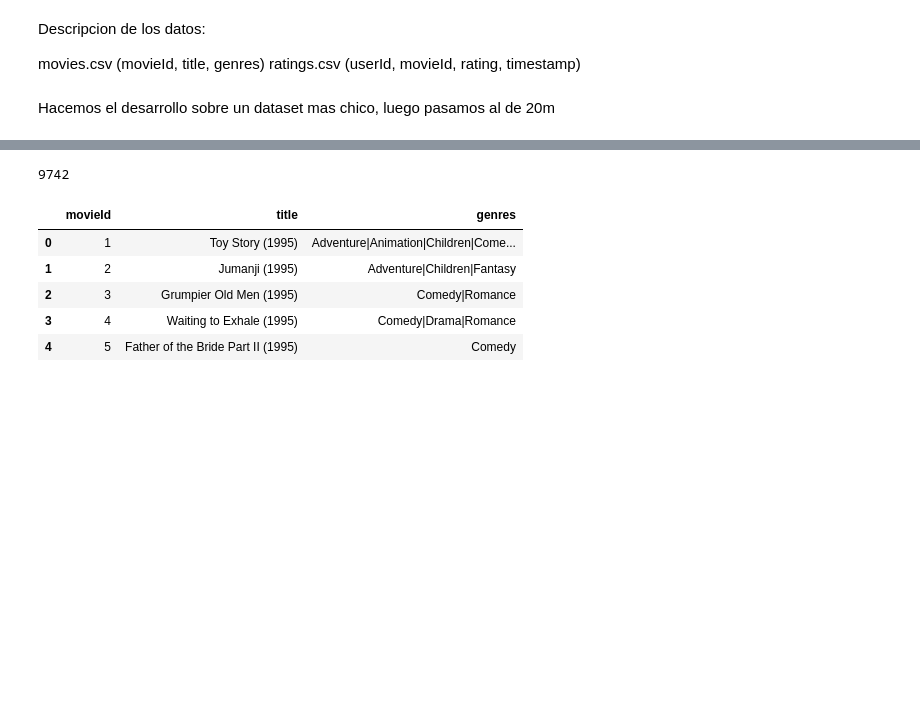
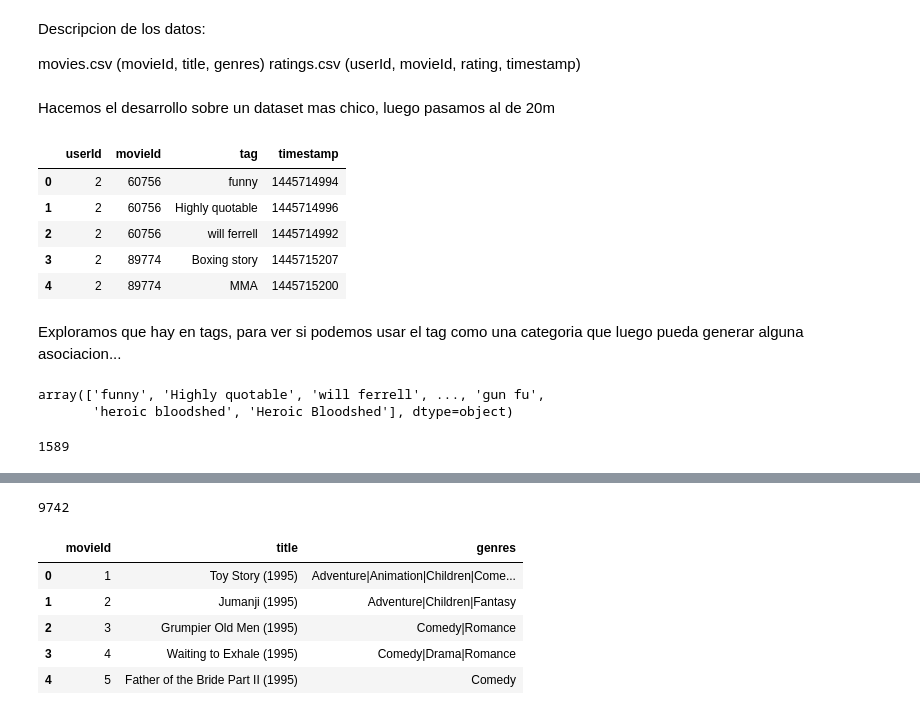
Before and after one commit to Mzibecchi/diplodatos2019, a Jupyter notebook: No Supervisado/movielens_mzibecchi.ipynb, the cells around one changed output, grey strips where cells are left out. Saved outputs shown, nothing was run; the diff lists cells and outputs as text; code cells hidden in the pictures; blank space fills up the shorter version.

```diff
--- a/No Supervisado/movielens_mzibecchi.ipynb
+++ b/No Supervisado/movielens_mzibecchi.ipynb
@@ -31,5 +33,23 @@ path = "ml-latest-small"
 #path = "ml-20m"
 # %%
 #este dataset finalmente no lo usamos
-#tags_df = pd.read_csv(path+"/tags.csv")
-#tags_df.head()
+tags_df = pd.read_csv(path+"/tags.csv")
+tags_df.head()
+# %% [output]
+|  | userId | movieId | tag | timestamp |
+| 0 | 2 | 60756 | funny | 1445714994 |
+| 1 | 2 | 60756 | Highly quotable | 1445714996 |
+| 2 | 2 | 60756 | will ferrell | 1445714992 |
+| 3 | 2 | 89774 | Boxing story | 1445715207 |
+| 4 | 2 | 89774 | MMA | 1445715200 |
+# %% [markdown]
+Exploramos que hay en tags, para ver si podemos usar el tag como una categoria que luego pueda generar alguna asociacion...
+# %%
+tags_df.tag.unique()
+# %% [output]
+array(['funny', 'Highly quotable', 'will ferrell', ..., 'gun fu',
+       'heroic bloodshed', 'Heroic Bloodshed'], dtype=object)
+# %%
+len(tags_df.tag.unique())
+# %% [output]
+1589
```
Also changed, not shown: parts of 19 cells of this notebook.
